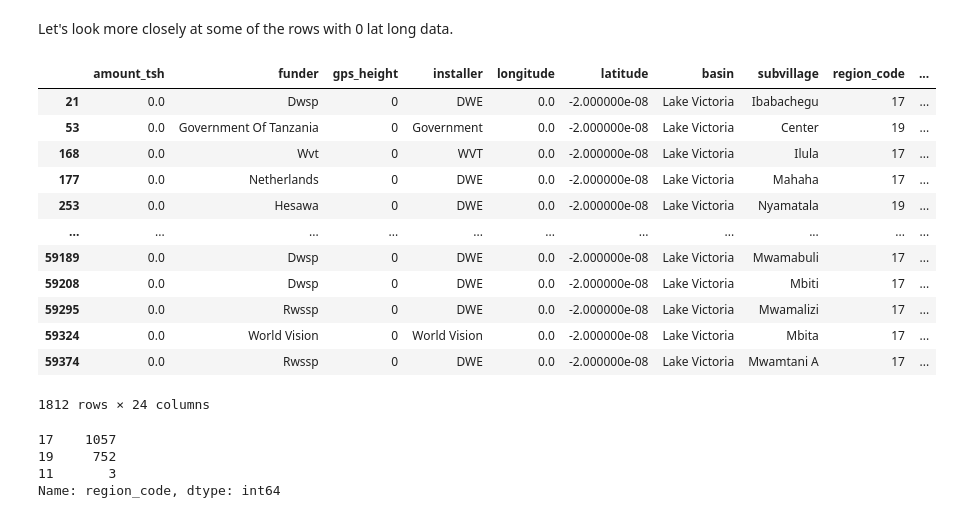
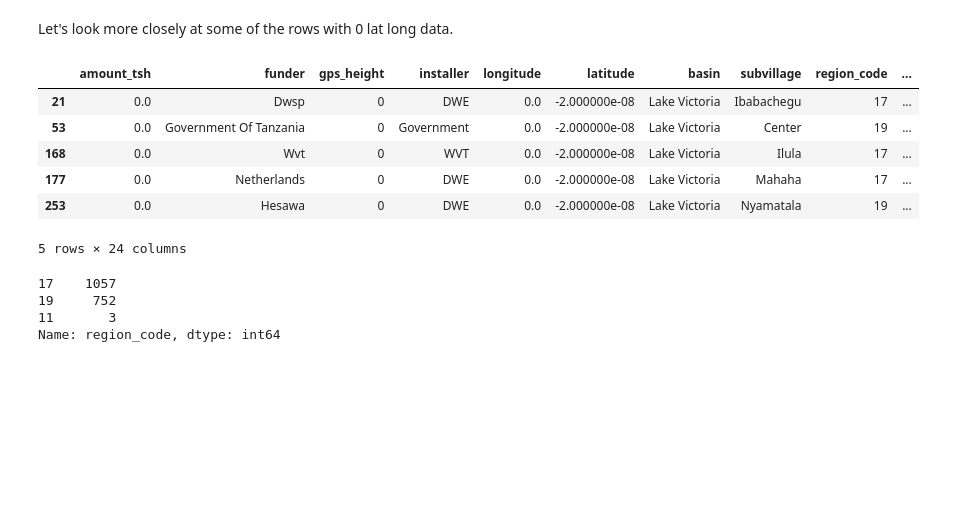
Before and after one commit to nonlocal-lia/pump_it_up_competition, a Jupyter notebook: technical_notebook.ipynb, the cells around one changed output. Saved outputs shown, nothing was run; the diff lists cells and outputs as text; code cells hidden in the pictures; blank space fills up the shorter version.

```diff
--- a/technical_notebook.ipynb
+++ b/technical_notebook.ipynb
@@ -678,21 +698,15 @@ Name: gps_height, dtype: int64
 # %% [markdown]
 Let's look more closely at some of the rows with 0 lat long data.
 # %%
-clean_train_values[clean_train_values.longitude==0]
+clean_train_values[clean_train_values.longitude==0].head()
 # %% [output]
 |  | amount_tsh | funder | gps_height | installer | longitude | latitude | basin | subvillage | region_code | ... |
 | 21 | 0.0 | Dwsp | 0 | DWE | 0.0 | -2.000000e-08 | Lake Victoria | Ibabachegu | 17 | ... |
 | 53 | 0.0 | Government Of Tanzania | 0 | Government | 0.0 | -2.000000e-08 | Lake Victoria | Center | 19 | ... |
 | 168 | 0.0 | Wvt | 0 | WVT | 0.0 | -2.000000e-08 | Lake Victoria | Ilula | 17 | ... |
 | 177 | 0.0 | Netherlands | 0 | DWE | 0.0 | -2.000000e-08 | Lake Victoria | Mahaha | 17 | ... |
 | 253 | 0.0 | Hesawa | 0 | DWE | 0.0 | -2.000000e-08 | Lake Victoria | Nyamatala | 19 | ... |
-| ... | ... | ... | ... | ... | ... | ... | ... | ... | ... | ... |
-| 59189 | 0.0 | Dwsp | 0 | DWE | 0.0 | -2.000000e-08 | Lake Victoria | Mwamabuli | 17 | ... |
-| 59208 | 0.0 | Dwsp | 0 | DWE | 0.0 | -2.000000e-08 | Lake Victoria | Mbiti | 17 | ... |
-| 59295 | 0.0 | Rwssp | 0 | DWE | 0.0 | -2.000000e-08 | Lake Victoria | Mwamalizi | 17 | ... |
-| 59324 | 0.0 | World Vision | 0 | World Vision | 0.0 | -2.000000e-08 | Lake Victoria | Mbita | 17 | ... |
-| 59374 | 0.0 | Rwssp | 0 | DWE | 0.0 | -2.000000e-08 | Lake Victoria | Mwamtani A | 17 | ... |
-1812 rows × 24 columns
+5 rows × 24 columns
 # %%
 clean_train_values[clean_train_values.longitude==0]['region_code'].value_counts()
 # %% [output]
```
Also changed, not shown: parts of 38 cells of this notebook.
